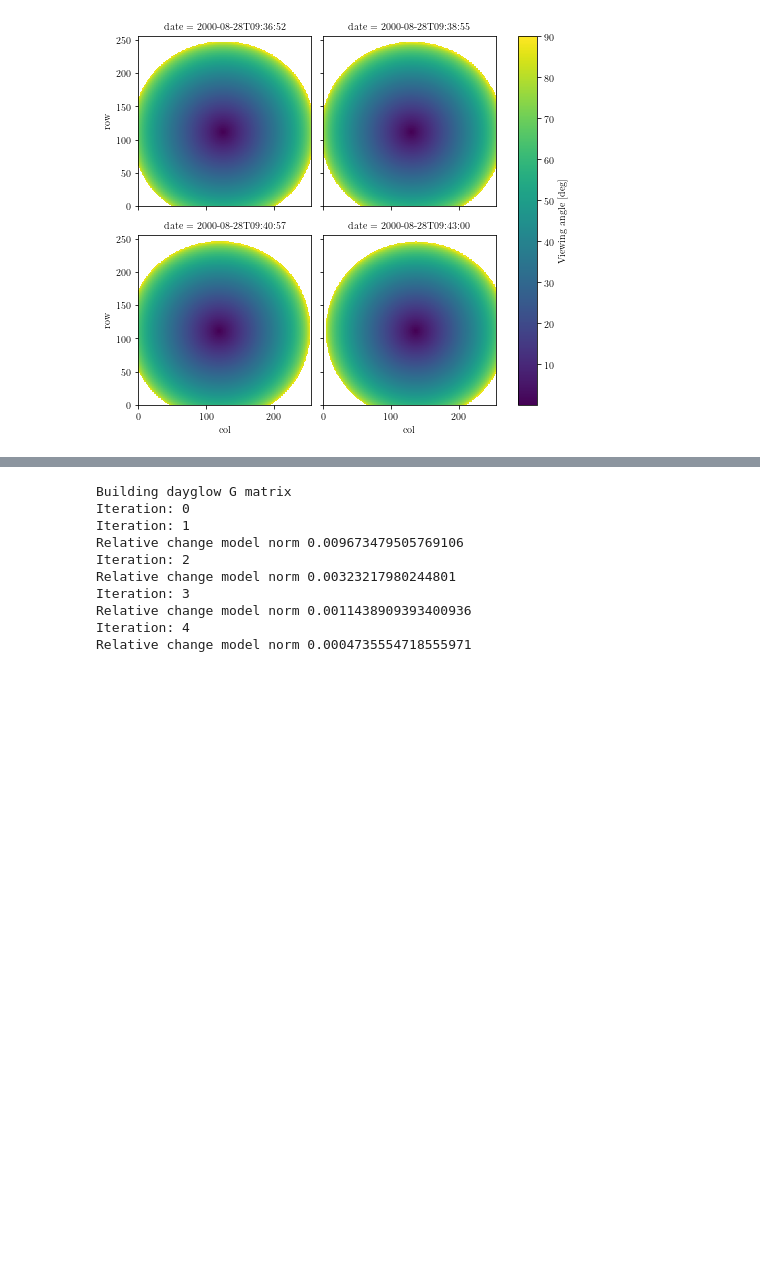
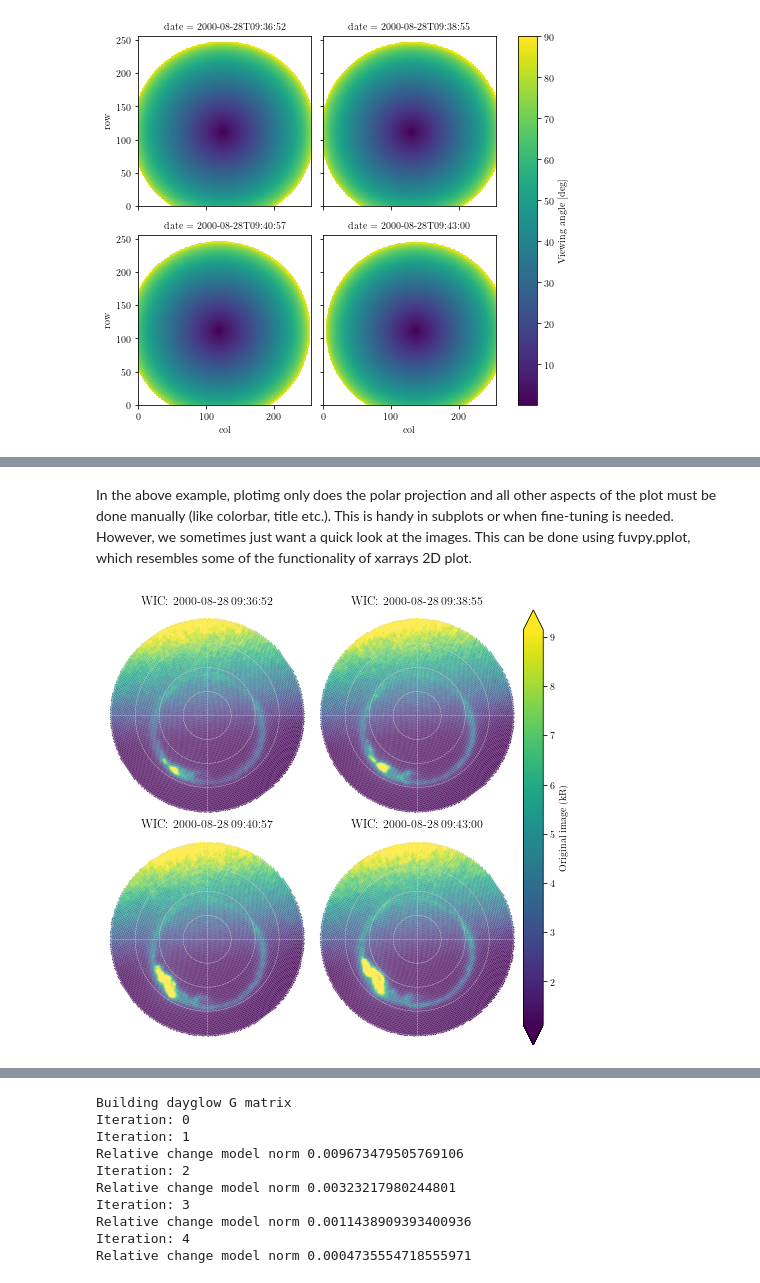
Before and after one commit to aohma/fuvpy, a Jupyter notebook: notebooks/fuvpyExample.ipynb, the cells around one changed output, grey strips where cells are left out. Cells and saved outputs as stored; diff of their text form; code cells hidden in the pictures; blank space fills up the shorter version.

```diff
--- a/notebooks/fuvpyExample.ipynb
+++ b/notebooks/fuvpyExample.ipynb
@@ -85,0 +86,6 @@ plt.tight_layout()
+# %% [markdown]
+In the above example, plotimg only does the polar projection and all other aspects of the plot must be done manually (like colorbar, title etc.). This is handy in subplots or when fine-tuning is needed. However, we sometimes just want a quick look at the images. This can be done using fuvpy.pplot, which resembles some of the functionality of xarrays 2D plot.
+# %%
+fuv.pplot(wic.isel(date=slice(4,8)),'imgR', col_wrap=2,robust=True,cbar_kwargs={'extend':'both'})
+# %% [output]
+[figure, added]
```
Also changed, not shown: parts of 19 cells of this notebook.
